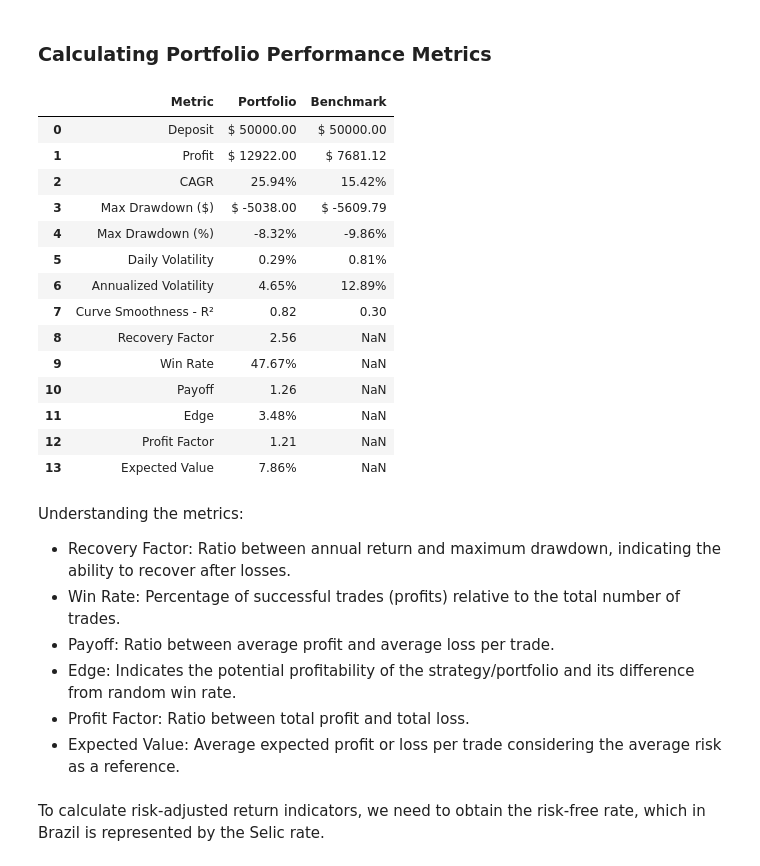
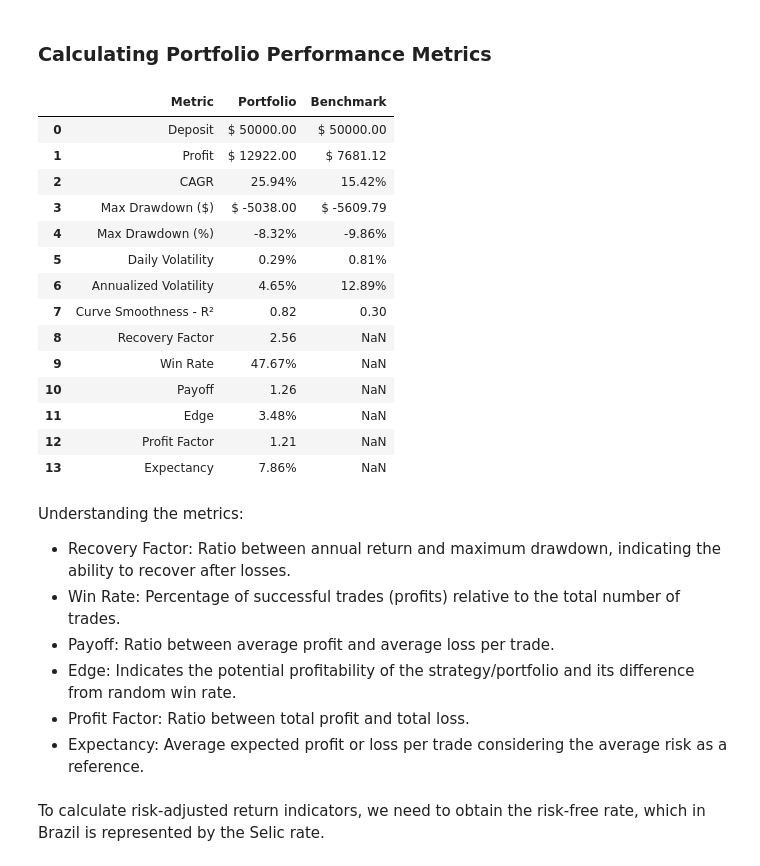
Before and after one commit to davimmoraes/algorithmic-portfolio-live-trading-analysis, a Jupyter notebook: algorithmic-portfolio-live_trading-analysis_EN.ipynb, the cells around one changed output. Saved outputs shown, nothing was run; the diff lists cells and outputs as text; code cells hidden in the pictures.

```diff
--- a/algorithmic-portfolio-live_trading-analysis_EN.ipynb
+++ b/algorithmic-portfolio-live_trading-analysis_EN.ipynb
@@ -400,10 +400,10 @@ total_wins = df[df['Profit'] > 0]['Profit'].sum()
 total_losses = df[df['Profit'] < 0]['Profit'].sum()
 profit_factor = total_wins / abs(total_losses) if total_losses != 0 else np.nan
 
-# Expected Value
+# Expectancy Value
 average_payoff = average_winning / -average_losing
-expected_value = (win_rate / 100 * average_payoff) - ((100 - win_rate) / 100)
-expected_value *= 100
+expectancy = (win_rate / 100 * average_payoff) - ((100 - win_rate) / 100)
+expectancy *= 100
 
 # Add to metrics dataframe
 df_metrics_performance = pd.DataFrame({
@@ -411,36 +411,36 @@ df_metrics_performance = pd.DataFrame({
                'Win Rate',
                'Payoff',
                'Edge',
                'Profit Factor',
-               'Expected Value',],
+               'Expectancy',],
     'Portfolio': [f'{recovery_factor_portfolio:.2f}',
                   f"{win_rate:.2f}%",
                   f"{payoff:,.2f}",
                   f"{edge:,.2f}%",
                   f"{profit_factor:.2f}",
-                  f"{expected_value:.2f}%"
+                  f"{expectancy:.2f}%"
                  ]
 })
 
 df_metrics = pd.concat([df_metrics, df_metrics_performance], ignore_index=True)
 
 df_metrics
 # %% [output]
 |  | Metric | Portfolio | Benchmark |
 | 0 | Deposit | $ 50000.00 | $ 50000.00 |
 | 1 | Profit | $ 12922.00 | $ 7681.12 |
 | 2 | CAGR | 25.94% | 15.42% |
 | 3 | Max Drawdown ($) | $ -5038.00 | $ -5609.79 |
 | 4 | Max Drawdown (%) | -8.32% | -9.86% |
 | 5 | Daily Volatility | 0.29% | 0.81% |
 | 6 | Annualized Volatility | 4.65% | 12.89% |
 | 7 | Curve Smoothness - R² | 0.82 | 0.30 |
 | 8 | Recovery Factor | 2.56 | NaN |
 | 9 | Win Rate | 47.67% | NaN |
 | 10 | Payoff | 1.26 | NaN |
 | 11 | Edge | 3.48% | NaN |
 | 12 | Profit Factor | 1.21 | NaN |
-| 13 | Expected Value | 7.86% | NaN |
+| 13 | Expectancy | 7.86% | NaN |
 # %% [markdown]
 Understanding the metrics:
 - Recovery Factor: Ratio between annual return and maximum drawdown, indicating the ability to recover after losses.<br>
@@ -448,7 +448,7 @@ Understanding the metrics:
 - Payoff: Ratio between average profit and average loss per trade.<br>
 - Edge: Indicates the potential profitability of the strategy/portfolio and its difference from random win rate.<br>
 - Profit Factor: Ratio between total profit and total loss.<br>
-- Expected Value: Average expected profit or loss per trade considering the average risk as a reference.<br>
+- Expectancy: Average expected profit or loss per trade considering the average risk as a reference.<br>
 # %% [markdown]
 To calculate risk-adjusted return indicators, we need to obtain the risk-free rate, which in Brazil is represented by the Selic rate.
 # %% [markdown]
```
Also changed, not shown: parts of 1 cell of this notebook.
